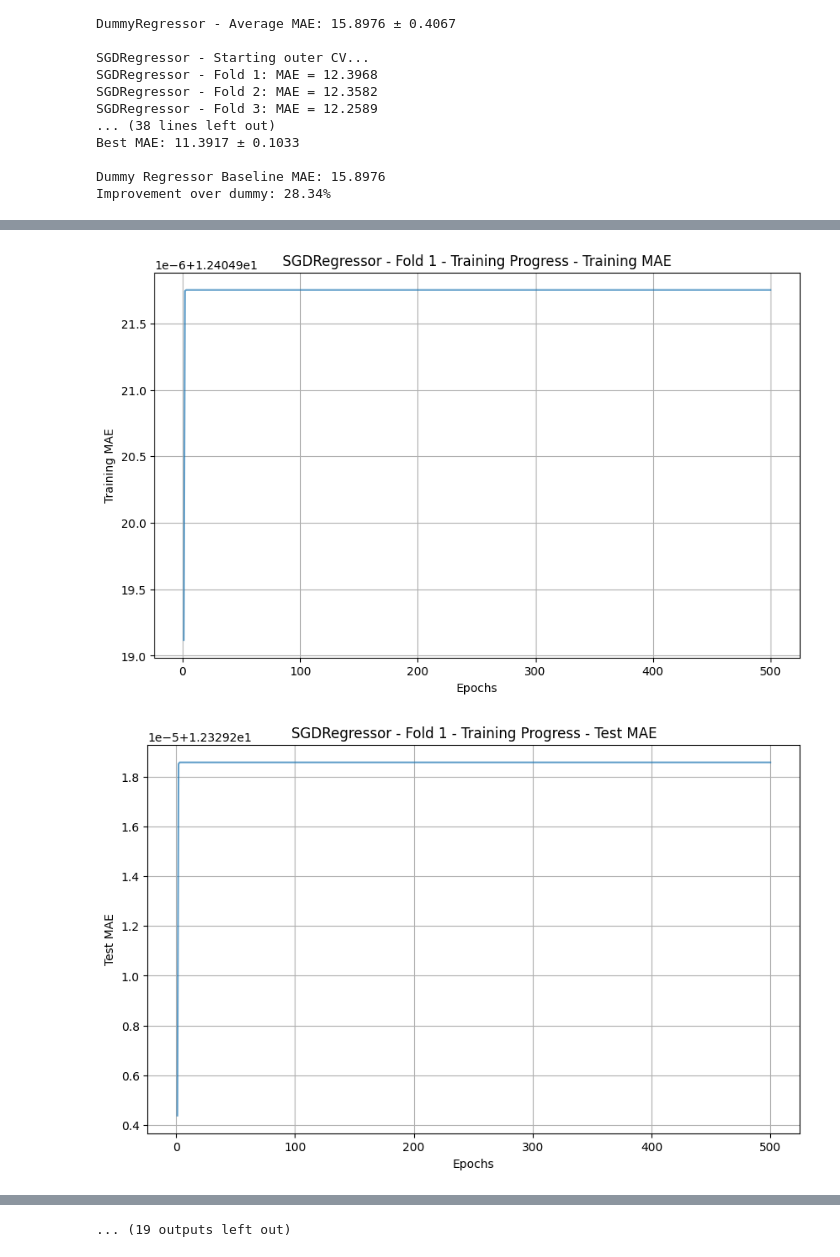
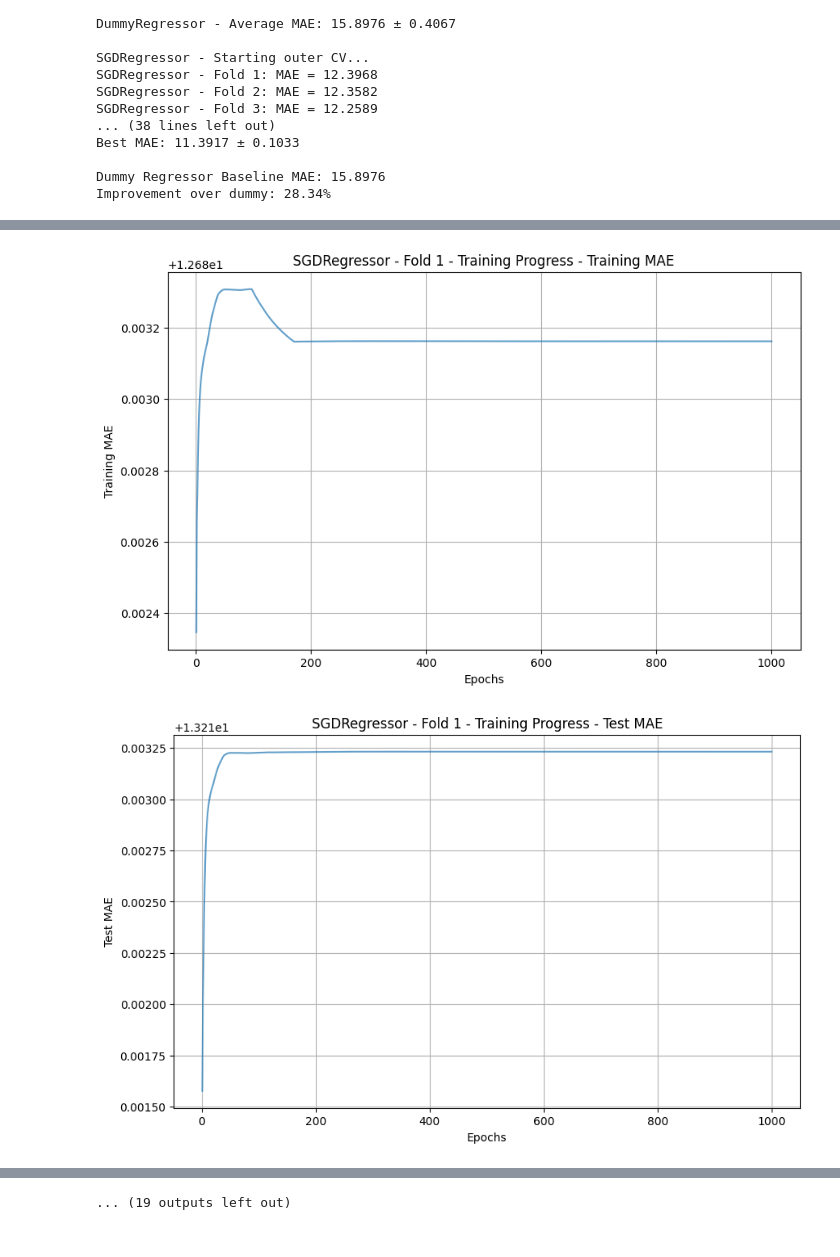
Before and after one commit to gungorman/ML-Group-69, a Jupyter notebook: final-ML.ipynb, the cells around one changed output, grey strips where cells are left out. Cells and saved outputs as stored; diff of their text form; code cells hidden in the pictures.

```diff
--- a/final-ML.ipynb
+++ b/final-ML.ipynb
@@ -841,12 +844,12 @@ def create_trackable_models():
     return {
         'DummyRegressor': DummyRegressor(strategy='median'),
         'SGDRegressor': SGDRegressor(
-            penalty='l2',
+            penalty='elasticnet',
             alpha=0.001,
-            l1_ratio=0.15,
+            l1_ratio=0.5,
             learning_rate='constant',
             eta0=0.01,
-            max_iter=500,  # Reduced for demonstration
+            max_iter=1000,  # Reduced for demonstration
             random_state=42,
             warm_start=False
         ),
@@ -870,7 +873,7 @@ def create_trackable_models():
             random_state=42
         )
     }
-
+#'alpha': 0.01, 'eta0': 0.01, 'l1_ratio': 0.5, 'learning_rate': 'invscaling', 'max_iter': 1000, 'penalty': 'elasticnet'}
 # Usage:
 track_models = create_trackable_models()
 results = run_and_plot_models(x_num_stan, y_num, track_models)
@@ -895,2 +898,2 @@ SGDRegressor - Fold 3 Final MAE: 12.3802
-[figure, old version]
+[figure, new version]
-[figure, old version]
+[figure, new version]
```
Also changed, not shown: parts of 5 cells of this notebook, 1 other file.
